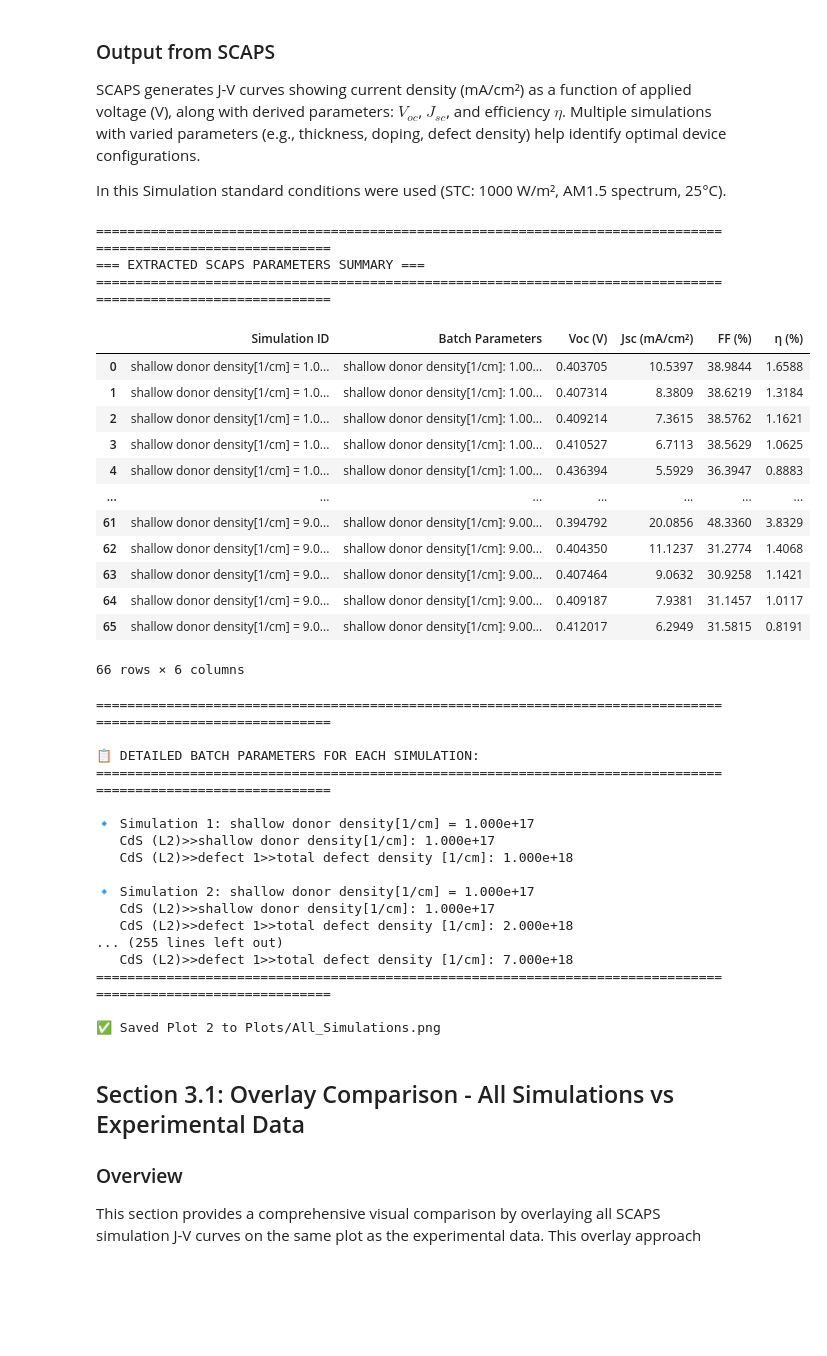
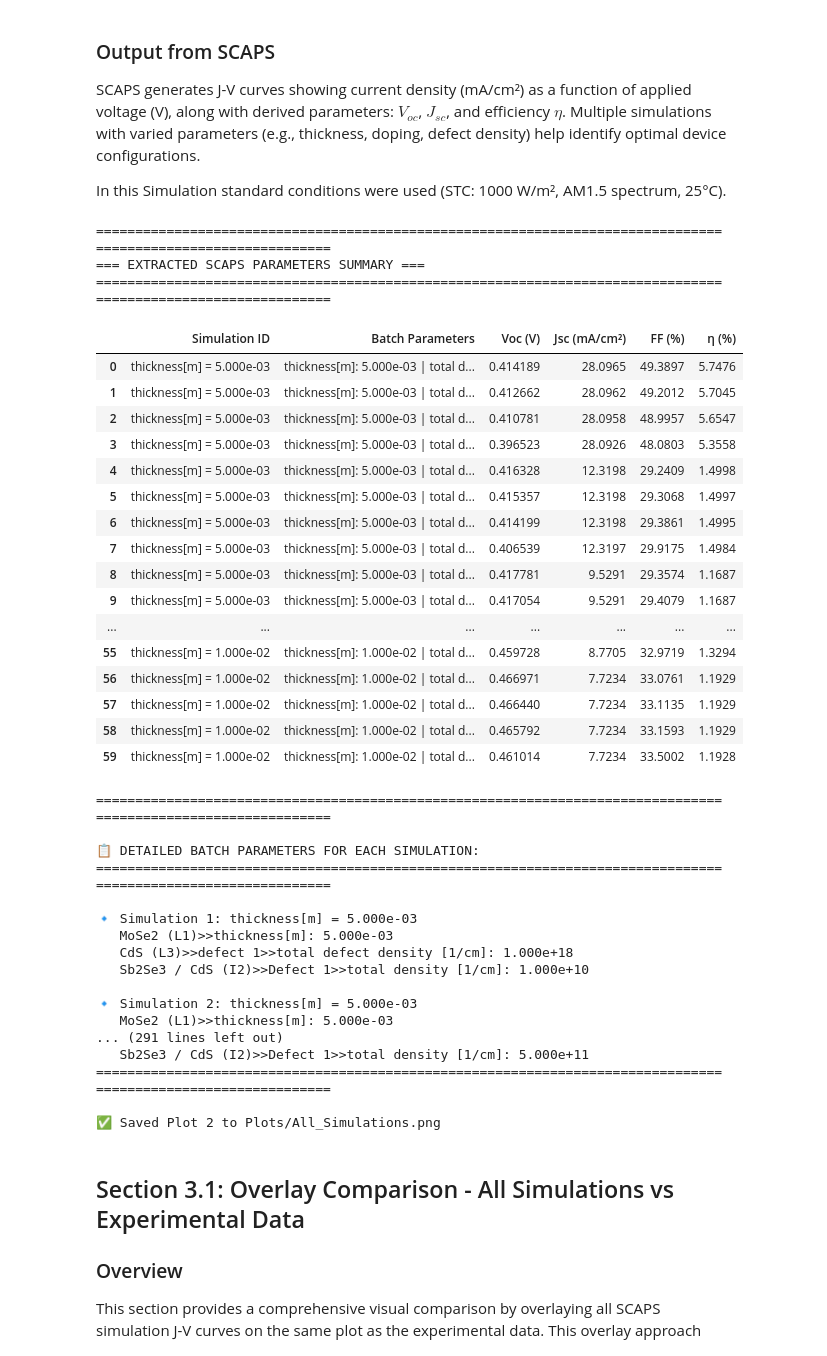
Before and after one commit to JotaP-183/Data_Analysis, a Jupyter notebook: SCAPS Simulations/SCAPS_Simulations_iv_files.ipynb, the cells around one changed output. Cells and saved outputs as stored; diff of their text form; code cells hidden in the pictures; blank space fills up the shorter version.

```diff
--- a/SCAPS Simulations/SCAPS_Simulations_iv_files.ipynb
+++ b/SCAPS Simulations/SCAPS_Simulations_iv_files.ipynb
@@ -128,11 +128,11 @@ In this section, we read experimental I-V data from the solar simulator measurem
 # -------------------------------------------------------------
 
 # File paths (Adjust these to match your actual file names in the folder)
-exp_file = "C:/Users/jp_ol/OneDrive/Ambiente de Trabalho/TESE/Data_Analysis/data/CdS2/CdS2_IV Graph.xlsx"
-results_file = "C:/Users/jp_ol/OneDrive/Ambiente de Trabalho/TESE/Data_Analysis/data/CdS2/CdS2_Results Table.xlsx"
+exp_file = "C:/Users/jp_ol/OneDrive/Ambiente de Trabalho/TESE/Data_Analysis/data/CdS1/CdS1_IV Graph.xlsx"
+results_file = "C:/Users/jp_ol/OneDrive/Ambiente de Trabalho/TESE/Data_Analysis/data/CdS1/CdS1_Results Table.xlsx"
 
-# The specific measurement you want to plot
-col_name = "CdS2_2 2026-01-22 15-13-55"
+# The specific measurement you want to plot (JV Graph)
+col_name = "CdS1_5 2026-01-22 16-11-13"
 
 # 1. READ RESULTS TABLE TO CALCULATE EXACT ACTIVE AREA
 try:
@@ -194,8 +194,8 @@ if INVERT_EXP_CURRENT:
 # Create a clean DataFrame
 exp_data = pd.DataFrame({'v(V)': v_exp, 'jtot(mA/cm2)': j_exp}).dropna()
 
-# Apply correction factor to experimental current density from EQE
-exp_data['jtot(mA/cm2)'] = exp_data['jtot(mA/cm2)'] * 0.847287
+# Apply correction factor to experimental current density from EQE ------------------------------ correction factor HERE
+exp_data['jtot(mA/cm2)'] = exp_data['jtot(mA/cm2)'] * 1.1099594257645
 
 # 3. PLOT EXPERIMENTAL JV CURVE
 fig1 = go.Figure()
@@ -421,7 +421,7 @@ def read_scaps_iv_file(file_path):
     return simulations
 
 # Read the SCAPS file
-sim_file = "C:/Users/jp_ol/OneDrive/Ambiente de Trabalho/TESE/Data_Analysis/data/CdS2/CdS2_bND_bNtA.iv"
+sim_file = "C:/Users/jp_ol/OneDrive/Ambiente de Trabalho/TESE/Data_Analysis/data/CdS3_2/CdS3_2_binter_bMoSe2_bCdSd.iv"
 scaps_data = read_scaps_iv_file(sim_file)
 
 # Format for downstream use
@@ -496,62 +496,66 @@ else:
     for i, d in enumerate(scaps_data):
         v_filtered = d['v(V)']
         j_filtered = d['jtot(mA/cm2)']
 
         hover_text = f"<b>{d['label']}</b><br>Voc: {d['Voc']:.6f} V<br>Jsc: {d['Jsc']:.4f} mA/cm²<br>FF: {d['FF']:.4f} %<br>η: {d['eta']:.4f} %"
         legend_name = f"Sim {i+1}: {d['label']}"
 
         fig2.add_trace(go.Scatter(
             x=v_filtered, y=j_filtered, mode='lines',
             name=legend_name, hoverinfo='text', hovertext=hover_text
         ))
 
     fig2.update_xaxes(showline=True, linewidth=2, linecolor='black', mirror=True)
     fig2.update_yaxes(showline=True, linewidth=2, linecolor='black', mirror=True)
     fig2.update_layout(
         title='All SCAPS Simulation IV Curves',
         xaxis_title='Voltage (V)', yaxis_title='Current Density (mA/cm2)',
         hovermode='closest', template='plotly_white', width=1000, height=600,
         plot_bgcolor='white',
         xaxis=dict(showgrid=True, gridwidth=1, gridcolor='lightgray'),
         yaxis=dict(showgrid=True, gridwidth=1, gridcolor='lightgray')
     )
     fig2.show()
     fig2.write_image(os.path.join(plots_dir, 'All_Simulations.png'), width=1000, height=600)
     print(f"\n✅ Saved Plot 2 to {plots_dir}/All_Simulations.png")
 # %% [output]
 ==============================================================================================================
 === EXTRACTED SCAPS PARAMETERS SUMMARY ===
 ==============================================================================================================
 |  | Simulation ID | Batch Parameters | Voc (V) | Jsc (mA/cm²) | FF (%) | η (%) |
-| 0 | shallow donor density[1/cm] = 1.0... | shallow donor density[1/cm]: 1.00... | 0.403705 | 10.5397 | 38.9844 | 1.6588 |
-| 1 | shallow donor density[1/cm] = 1.0... | shallow donor density[1/cm]: 1.00... | 0.407314 | 8.3809 | 38.6219 | 1.3184 |
-| 2 | shallow donor density[1/cm] = 1.0... | shallow donor density[1/cm]: 1.00... | 0.409214 | 7.3615 | 38.5762 | 1.1621 |
-| 3 | shallow donor density[1/cm] = 1.0... | shallow donor density[1/cm]: 1.00... | 0.410527 | 6.7113 | 38.5629 | 1.0625 |
-| 4 | shallow donor density[1/cm] = 1.0... | shallow donor density[1/cm]: 1.00... | 0.436394 | 5.5929 | 36.3947 | 0.8883 |
+| 0 | thickness[m] = 5.000e-03 | thickness[m]: 5.000e-03 | total d... | 0.414189 | 28.0965 | 49.3897 | 5.7476 |
+| 1 | thickness[m] = 5.000e-03 | thickness[m]: 5.000e-03 | total d... | 0.412662 | 28.0962 | 49.2012 | 5.7045 |
+| 2 | thickness[m] = 5.000e-03 | thickness[m]: 5.000e-03 | total d... | 0.410781 | 28.0958 | 48.9957 | 5.6547 |
+| 3 | thickness[m] = 5.000e-03 | thickness[m]: 5.000e-03 | total d... | 0.396523 | 28.0926 | 48.0803 | 5.3558 |
+| 4 | thickness[m] = 5.000e-03 | thickness[m]: 5.000e-03 | total d... | 0.416328 | 12.3198 | 29.2409 | 1.4998 |
+| 5 | thickness[m] = 5.000e-03 | thickness[m]: 5.000e-03 | total d... | 0.415357 | 12.3198 | 29.3068 | 1.4997 |
+| 6 | thickness[m] = 5.000e-03 | thickness[m]: 5.000e-03 | total d... | 0.414199 | 12.3198 | 29.3861 | 1.4995 |
+| 7 | thickness[m] = 5.000e-03 | thickness[m]: 5.000e-03 | total d... | 0.406539 | 12.3197 | 29.9175 | 1.4984 |
+| 8 | thickness[m] = 5.000e-03 | thickness[m]: 5.000e-03 | total d... | 0.417781 | 9.5291 | 29.3574 | 1.1687 |
+| 9 | thickness[m] = 5.000e-03 | thickness[m]: 5.000e-03 | total d... | 0.417054 | 9.5291 | 29.4079 | 1.1687 |
 | ... | ... | ... | ... | ... | ... | ... |
-| 61 | shallow donor density[1/cm] = 9.0... | shallow donor density[1/cm]: 9.00... | 0.394792 | 20.0856 | 48.3360 | 3.8329 |
-| 62 | shallow donor density[1/cm] = 9.0... | shallow donor density[1/cm]: 9.00... | 0.404350 | 11.1237 | 31.2774 | 1.4068 |
-| 63 | shallow donor density[1/cm] = 9.0... | shallow donor density[1/cm]: 9.00... | 0.407464 | 9.0632 | 30.9258 | 1.1421 |
-| 64 | shallow donor density[1/cm] = 9.0... | shallow donor density[1/cm]: 9.00... | 0.409187 | 7.9381 | 31.1457 | 1.0117 |
-| 65 | shallow donor density[1/cm] = 9.0... | shallow donor density[1/cm]: 9.00... | 0.412017 | 6.2949 | 31.5815 | 0.8191 |
+| 55 | thickness[m] = 1.000e-02 | thickness[m]: 1.000e-02 | total d... | 0.459728 | 8.7705 | 32.9719 | 1.3294 |
+| 56 | thickness[m] = 1.000e-02 | thickness[m]: 1.000e-02 | total d... | 0.466971 | 7.7234 | 33.0761 | 1.1929 |
+| 57 | thickness[m] = 1.000e-02 | thickness[m]: 1.000e-02 | total d... | 0.466440 | 7.7234 | 33.1135 | 1.1929 |
+| 58 | thickness[m] = 1.000e-02 | thickness[m]: 1.000e-02 | total d... | 0.465792 | 7.7234 | 33.1593 | 1.1929 |
+| 59 | thickness[m] = 1.000e-02 | thickness[m]: 1.000e-02 | total d... | 0.461014 | 7.7234 | 33.5002 | 1.1928 |
-66 rows × 6 columns
+==============================================================================================================
+
+📋 DETAILED BATCH PARAMETERS FOR EACH SIMULATION:
+==============================================================================================================
+
+🔹 Simulation 1: thickness[m] = 5.000e-03
+   MoSe2 (L1)>>thickness[m]: 5.000e-03
+   CdS (L3)>>defect 1>>total defect density [1/cm]: 1.000e+18
+   Sb2Se3 / CdS (I2)>>Defect 1>>total density [1/cm]: 1.000e+10
+
+🔹 Simulation 2: thickness[m] = 5.000e-03
+   MoSe2 (L1)>>thickness[m]: 5.000e-03
+... (291 lines left out)
+   Sb2Se3 / CdS (I2)>>Defect 1>>total density [1/cm]: 5.000e+11
+==============================================================================================================
+
+✅ Saved Plot 2 to Plots/All_Simulations.png
-==============================================================================================================
-
-📋 DETAILED BATCH PARAMETERS FOR EACH SIMULATION:
-==============================================================================================================
-
-🔹 Simulation 1: shallow donor density[1/cm] = 1.000e+17
-   CdS (L2)>>shallow donor density[1/cm]: 1.000e+17
-   CdS (L2)>>defect 1>>total defect density [1/cm]: 1.000e+18
-
-🔹 Simulation 2: shallow donor density[1/cm] = 1.000e+17
-   CdS (L2)>>shallow donor density[1/cm]: 1.000e+17
-   CdS (L2)>>defect 1>>total defect density [1/cm]: 2.000e+18
-... (255 lines left out)
-   CdS (L2)>>defect 1>>total defect density [1/cm]: 7.000e+18
-==============================================================================================================
-
-✅ Saved Plot 2 to Plots/All_Simulations.png
 # %% [markdown]
 ## Section 3.1: Overlay Comparison - All Simulations vs Experimental Data
 
```
Also changed, not shown: parts of 5 cells of this notebook, 44 other files.
